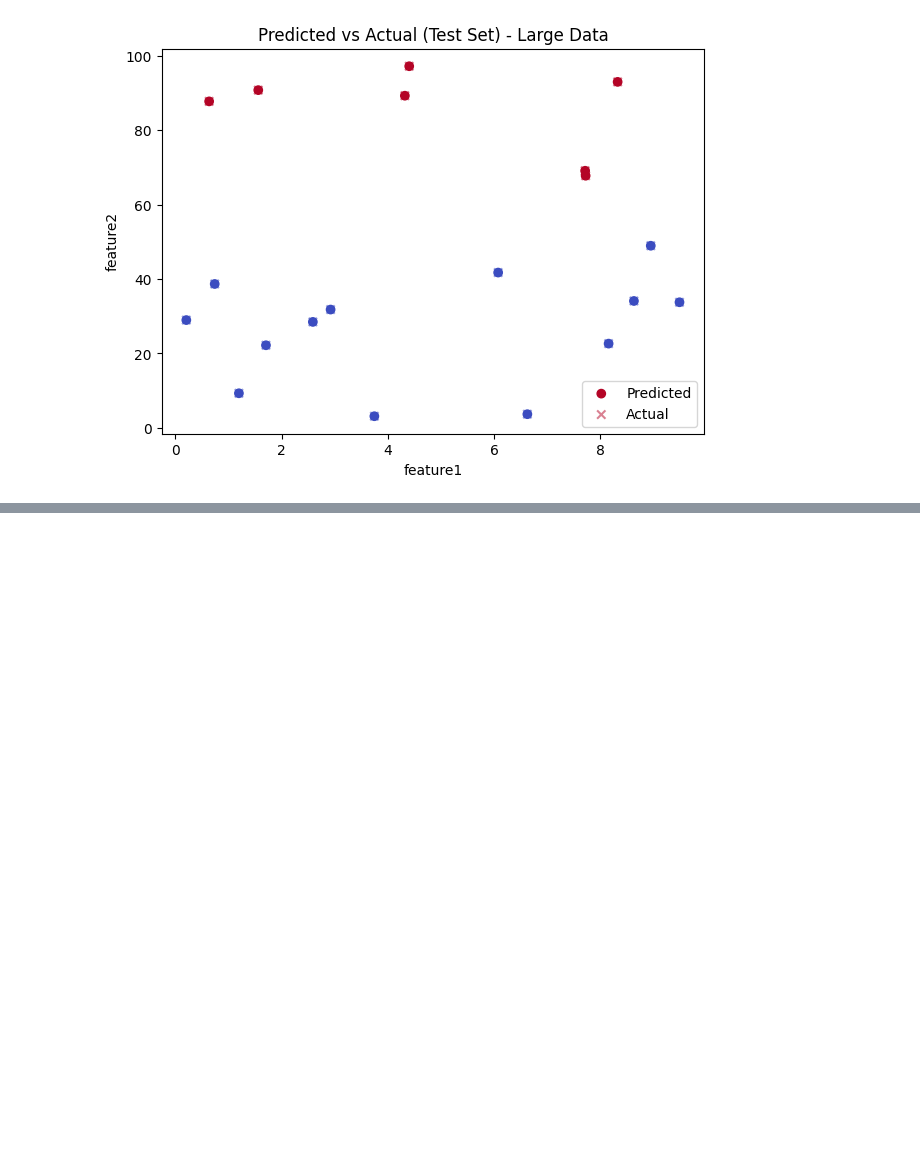
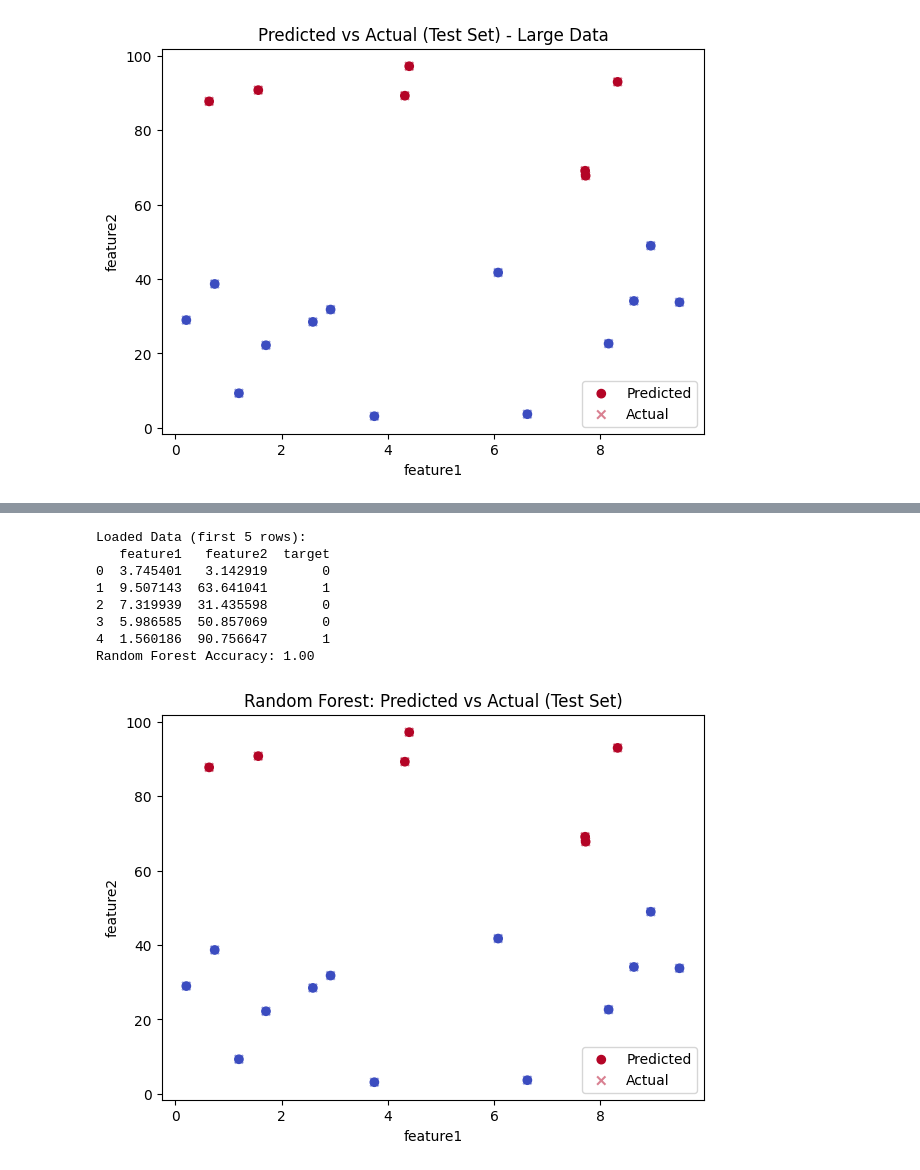
Before and after one commit to Ahmet-Acik/aI_mL_practice_project, a Jupyter notebook: notebooks/example_exploration.ipynb, the cells around one changed output, grey strips where cells are left out. Saved outputs shown, nothing was run; the diff lists cells and outputs as text; code cells hidden in the pictures; blank space fills up the shorter version.

```diff
--- a/notebooks/example_exploration.ipynb
+++ b/notebooks/example_exploration.ipynb
@@ -132,0 +137,36 @@ Accuracy: 1.00
+# %%
+# Train and visualize with RandomForestClassifier
+from sklearn.ensemble import RandomForestClassifier
+from sklearn.metrics import accuracy_score
+
+df = load_csv('large_sample_data.csv')
+print('Loaded Data (first 5 rows):')
+print(df.head())
+X = df.drop('target', axis=1)
+y = df['target']
+X_train, X_test, y_train, y_test = train_test_split(X, y, test_size=0.2, random_state=42)
+
+rf_model = RandomForestClassifier(n_estimators=100, random_state=42)
+rf_model.fit(X_train, y_train)
+y_pred = rf_model.predict(X_test)
+acc = accuracy_score(y_test, y_pred)
+print(f"Random Forest Accuracy: {acc:.2f}")
+
+plt.figure(figsize=(7,5))
+plt.scatter(X_test['feature1'], X_test['feature2'], c=y_pred, cmap='coolwarm', marker='o', label='Predicted')
+plt.scatter(X_test['feature1'], X_test['feature2'], c=y_test, cmap='coolwarm', marker='x', label='Actual', alpha=0.5)
+plt.xlabel('feature1')
+plt.ylabel('feature2')
+plt.title('Random Forest: Predicted vs Actual (Test Set)')
+plt.legend(['Predicted','Actual'])
+plt.show()
+# %% [output]
+Loaded Data (first 5 rows):
+   feature1   feature2  target
+0  3.745401   3.142919       0
+1  9.507143  63.641041       1
+2  7.319939  31.435598       0
+3  5.986585  50.857069       0
+4  1.560186  90.756647       1
+Random Forest Accuracy: 1.00
+[figure, added]
```
Also changed, not shown: parts of 1 cell of this notebook.
